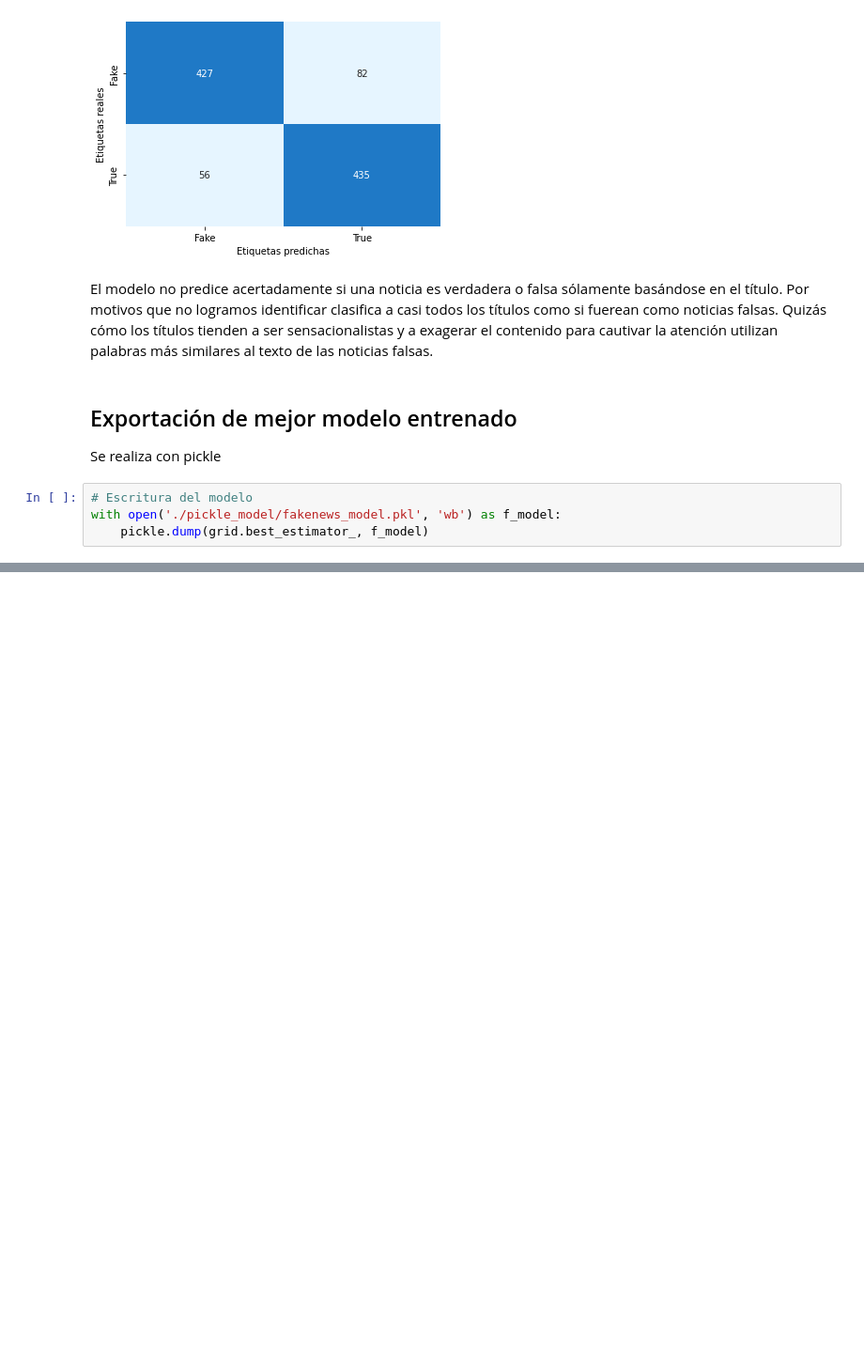
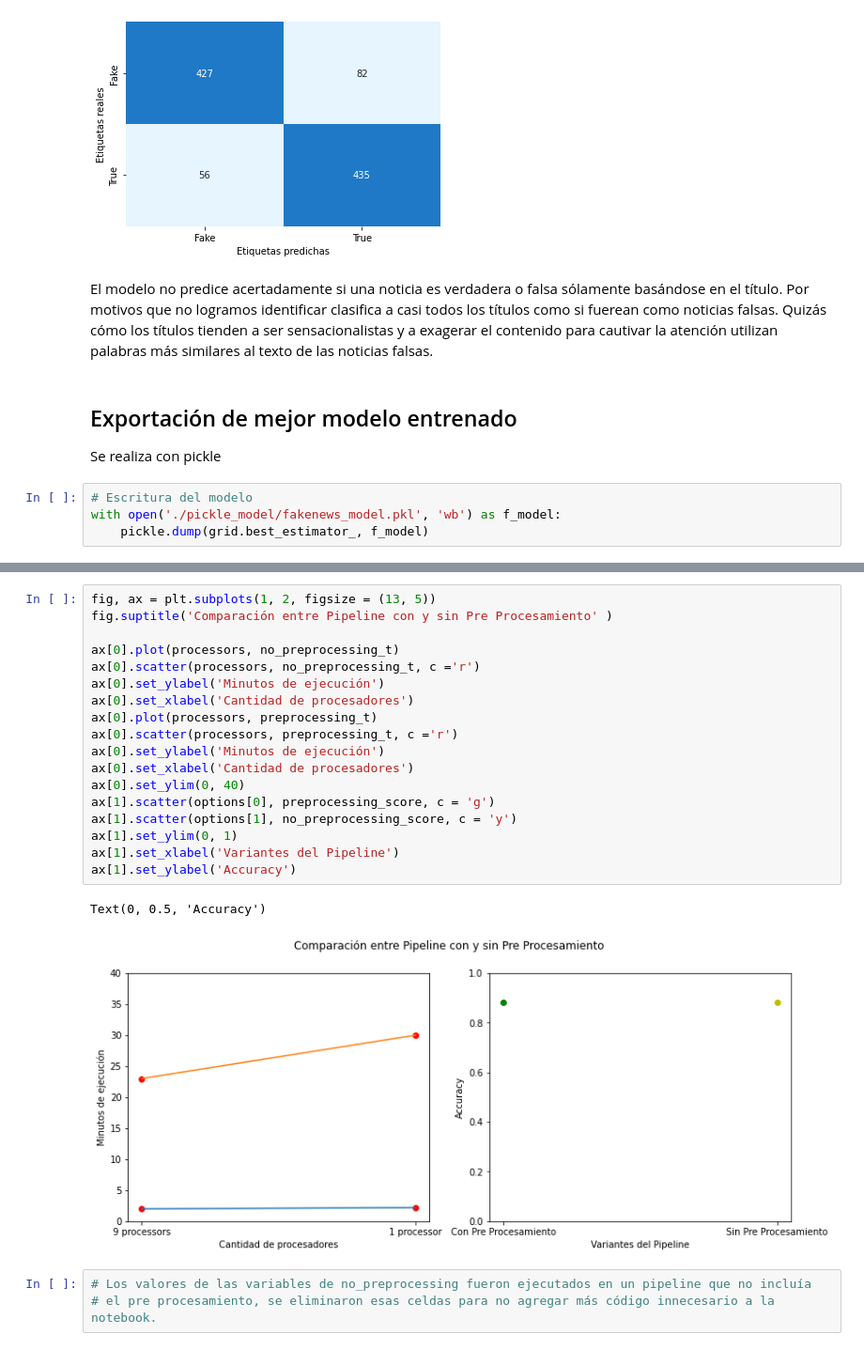
Before and after one commit to germanscillato/DS_DIGITALHOUSE-TP-INTEGRADOR, a Jupyter notebook: fakenews_organizada.ipynb, the cells around one changed output, grey strips where cells are left out. Shown at 94% size. Saved outputs shown, nothing was run; the diff lists cells and outputs as text; blank space fills up the shorter version.

```diff
--- a/fakenews_organizada.ipynb
+++ b/fakenews_organizada.ipynb
@@ -998,0 +1043,24 @@ weighted avg       0.91      0.91      0.91       300
+# %%
+fig, ax = plt.subplots(1, 2, figsize = (13, 5))
+fig.suptitle('Comparación entre Pipeline con y sin Pre Procesamiento' )
+
+ax[0].plot(processors, no_preprocessing_t)
+ax[0].scatter(processors, no_preprocessing_t, c ='r')
+ax[0].set_ylabel('Minutos de ejecución')
+ax[0].set_xlabel('Cantidad de procesadores')
+ax[0].plot(processors, preprocessing_t)
+ax[0].scatter(processors, preprocessing_t, c ='r')
+ax[0].set_ylabel('Minutos de ejecución')
+ax[0].set_xlabel('Cantidad de procesadores')
+ax[0].set_ylim(0, 40)
+ax[1].scatter(options[0], preprocessing_score, c = 'g')
+ax[1].scatter(options[1], no_preprocessing_score, c = 'y')
+ax[1].set_ylim(0, 1)
+ax[1].set_xlabel('Variantes del Pipeline')
+ax[1].set_ylabel('Accuracy')
+# %% [output]
+Text(0, 0.5, 'Accuracy')
+[figure, added]
+# %%
+# Los valores de las variables de no_preprocessing fueron ejecutados en un pipeline que no incluía
+# el pre procesamiento, se eliminaron esas celdas para no agregar más código innecesario a la notebook.
```
Also changed, not shown: parts of 13 cells of this notebook.
